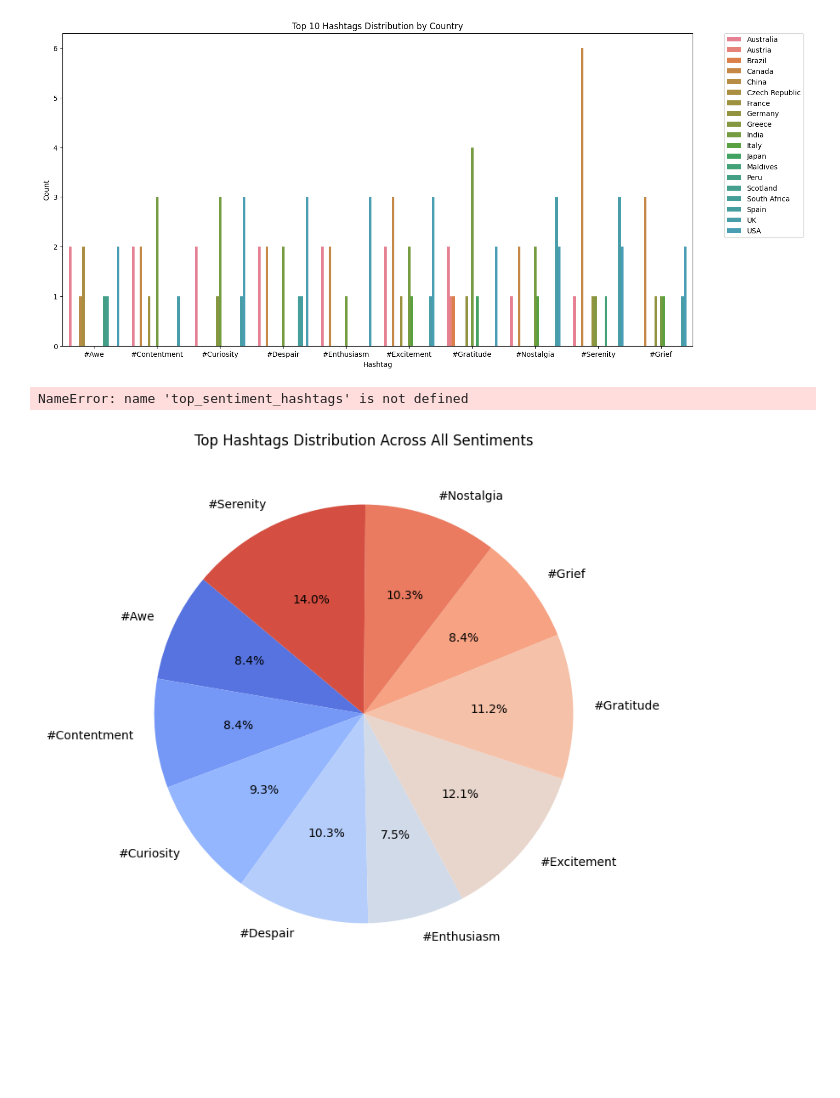
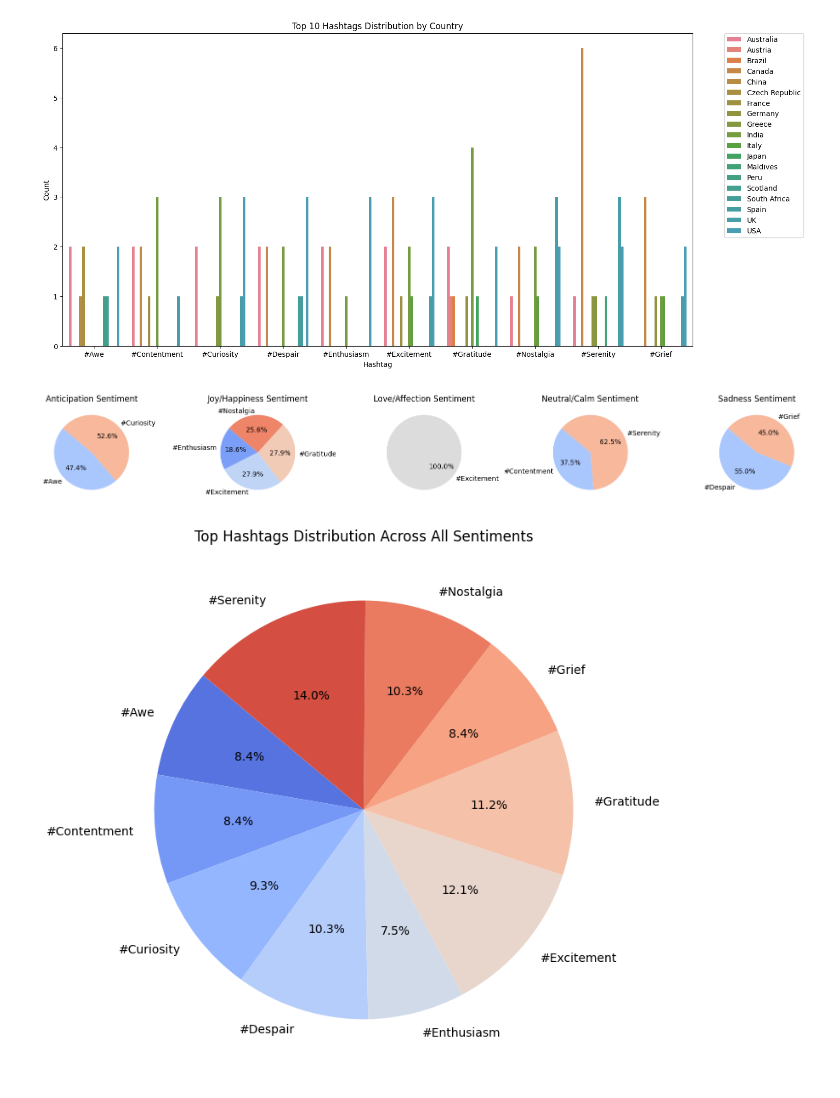
Before and after one commit to imon333/2Truth_and_a-_Lie, a Jupyter notebook: main.ipynb, the cells around one changed output. Saved outputs shown, nothing was run; the diff lists cells and outputs as text; code cells hidden in the pictures; blank space fills up the shorter version.

Commit message:
another error checking

```diff
--- a/main.ipynb
+++ b/main.ipynb
@@ -346,31 +346,31 @@ plt.show()
 # %%
 # Group by Hashtag and General_Sentiment and count the occurrences
 sentiment_hashtag_counts = exploded_data.groupby(['General_Sentiment', 'Hashtag']).size().reset_index(name='Count')
 
 # Filter top_sentiment_hashtags to keep only the top 10 hashtags
-top_sentiment_hashtags_filtered = top_sentiment_hashtags[top_sentiment_hashtags['Hashtag'].isin(top_10_hashtags_list)]
+top_sentiment_hashtags_filtered = sentiment_hashtag_counts[sentiment_hashtag_counts['Hashtag'].isin(top_10_hashtags_list)]
 
 # List of unique sentiments
 sentiments = top_sentiment_hashtags_filtered['General_Sentiment'].unique()
 
 # Create a figure with subplots
 fig, axes = plt.subplots(nrows=1, ncols=len(sentiments), figsize=(16, 8))
 
 # Iterate over each sentiment and plot a pie chart
 for sentiment, ax in zip(sentiments, axes):
     # Filter data for the current sentiment
     data = top_sentiment_hashtags_filtered[top_sentiment_hashtags_filtered['General_Sentiment'] == sentiment]
 
     # Pie chart
     ax.pie(data['Count'], labels=data['Hashtag'], autopct='%1.1f%%', startangle=140,
 
            colors=sns.color_palette('coolwarm', n_colors=len(data)))
     ax.set_title(f'{sentiment} Sentiment')
 
 # Adjust layout
 plt.tight_layout()
 plt.show()
 # %% [output]
-NameError: name 'top_sentiment_hashtags' is not defined
+[figure, added]
 # %%
 # Aggregate counts for all sentiments combined
```
Also changed, not shown: parts of 3 cells of this notebook.
